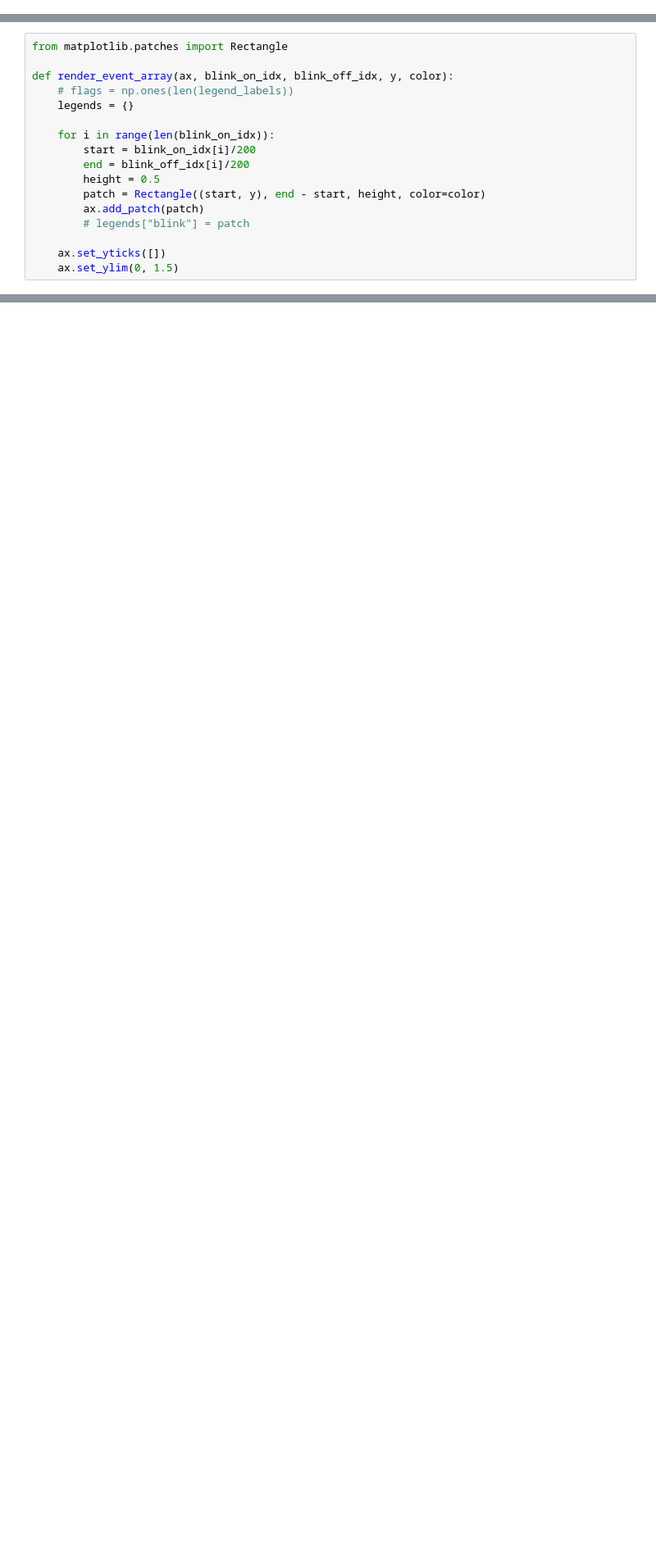
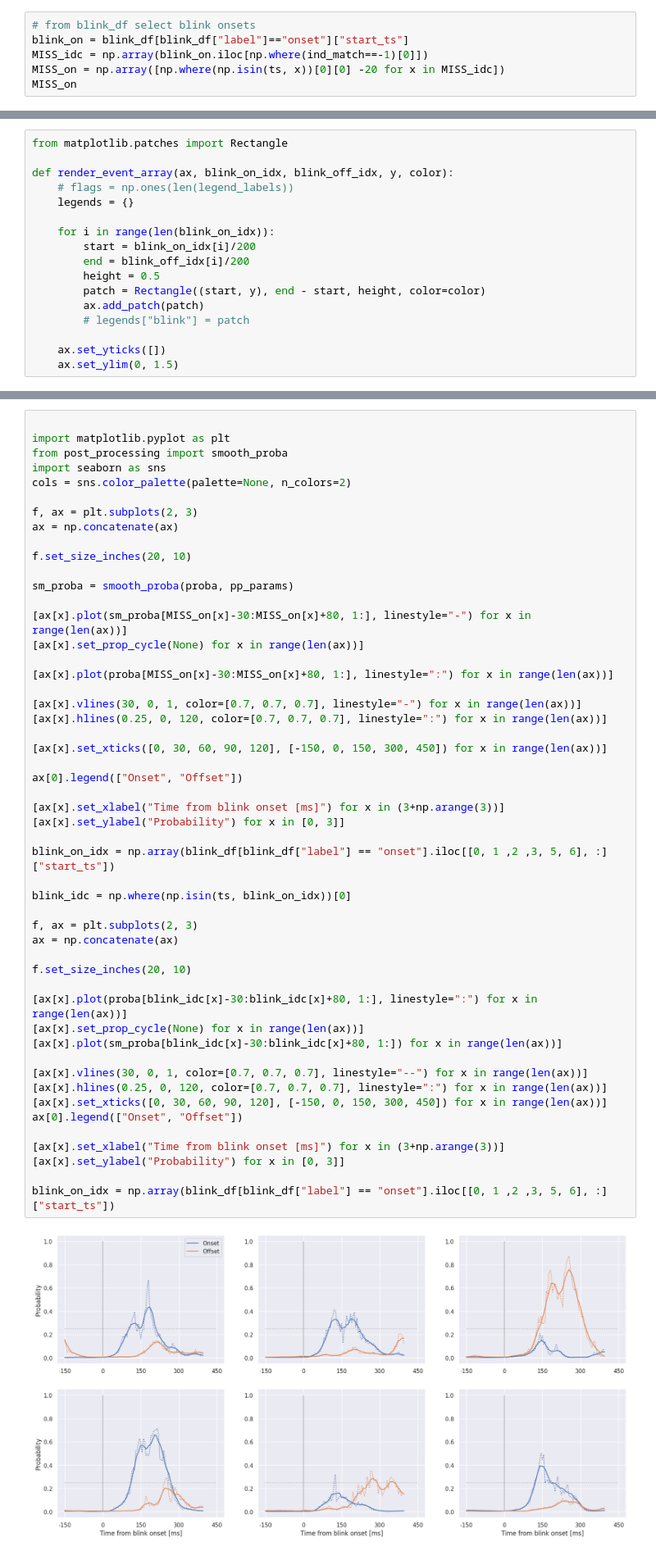
Before and after one commit to tpfffr/neon_blink_detection, a Jupyter notebook: notebooks/detect_blinks.ipynb, the cells around one changed output, grey strips where cells are left out. Shown at 82% size. Saved outputs shown, nothing was run; the diff lists cells and outputs as text; blank space fills up the shorter version.

```diff
--- a/notebooks/detect_blinks.ipynb
+++ b/notebooks/detect_blinks.ipynb
@@ -193,0 +212,6 @@ ind_match[~found_match] = -1
+# %%
+# from blink_df select blink onsets
+blink_on = blink_df[blink_df["label"]=="onset"]["start_ts"]
+MISS_idc = np.array(blink_on.iloc[np.where(ind_match==-1)[0]])
+MISS_on = np.array([np.where(np.isin(ts, x))[0][0] -20 for x in MISS_idc])
+MISS_on
@@ -278,0 +347,53 @@ HTML(anim.to_html5_video())
+# %%
+
+import matplotlib.pyplot as plt
+from post_processing import smooth_proba
+import seaborn as sns
+cols = sns.color_palette(palette=None, n_colors=2)
+
+f, ax = plt.subplots(2, 3)
+ax = np.concatenate(ax)
+
+f.set_size_inches(20, 10)
+
+sm_proba = smooth_proba(proba, pp_params)
+
+[ax[x].plot(sm_proba[MISS_on[x]-30:MISS_on[x]+80, 1:], linestyle="-") for x in range(len(ax))]
+[ax[x].set_prop_cycle(None) for x in range(len(ax))]
+
+[ax[x].plot(proba[MISS_on[x]-30:MISS_on[x]+80, 1:], linestyle=":") for x in range(len(ax))]
+
+[ax[x].vlines(30, 0, 1, color=[0.7, 0.7, 0.7], linestyle="-") for x in range(len(ax))]
+[ax[x].hlines(0.25, 0, 120, color=[0.7, 0.7, 0.7], linestyle=":") for x in range(len(ax))]
+
+[ax[x].set_xticks([0, 30, 60, 90, 120], [-150, 0, 150, 300, 450]) for x in range(len(ax))]
+
+ax[0].legend(["Onset", "Offset"])
+
+[ax[x].set_xlabel("Time from blink onset [ms]") for x in (3+np.arange(3))]
+[ax[x].set_ylabel("Probability") for x in [0, 3]]
+
+blink_on_idx = np.array(blink_df[blink_df["label"] == "onset"].iloc[[0, 1 ,2 ,3, 5, 6], :]["start_ts"])
+
+blink_idc = np.where(np.isin(ts, blink_on_idx))[0]
+
+f, ax = plt.subplots(2, 3)
+ax = np.concatenate(ax)
+
+f.set_size_inches(20, 10)
+
+[ax[x].plot(proba[blink_idc[x]-30:blink_idc[x]+80, 1:], linestyle=":") for x in range(len(ax))]
+[ax[x].set_prop_cycle(None) for x in range(len(ax))]
+[ax[x].plot(sm_proba[blink_idc[x]-30:blink_idc[x]+80, 1:]) for x in range(len(ax))]
+
+[ax[x].vlines(30, 0, 1, color=[0.7, 0.7, 0.7], linestyle="--") for x in range(len(ax))]
+[ax[x].hlines(0.25, 0, 120, color=[0.7, 0.7, 0.7], linestyle=":") for x in range(len(ax))]
+[ax[x].set_xticks([0, 30, 60, 90, 120], [-150, 0, 150, 300, 450]) for x in range(len(ax))]
+ax[0].legend(["Onset", "Offset"])
+
+[ax[x].set_xlabel("Time from blink onset [ms]") for x in (3+np.arange(3))]
+[ax[x].set_ylabel("Probability") for x in [0, 3]]
+
+blink_on_idx = np.array(blink_df[blink_df["label"] == "onset"].iloc[[0, 1 ,2 ,3, 5, 6], :]["start_ts"])
+# %% [output]
+[figure, added]
```
Also changed, not shown: parts of 16 cells of this notebook, 16 other files.
